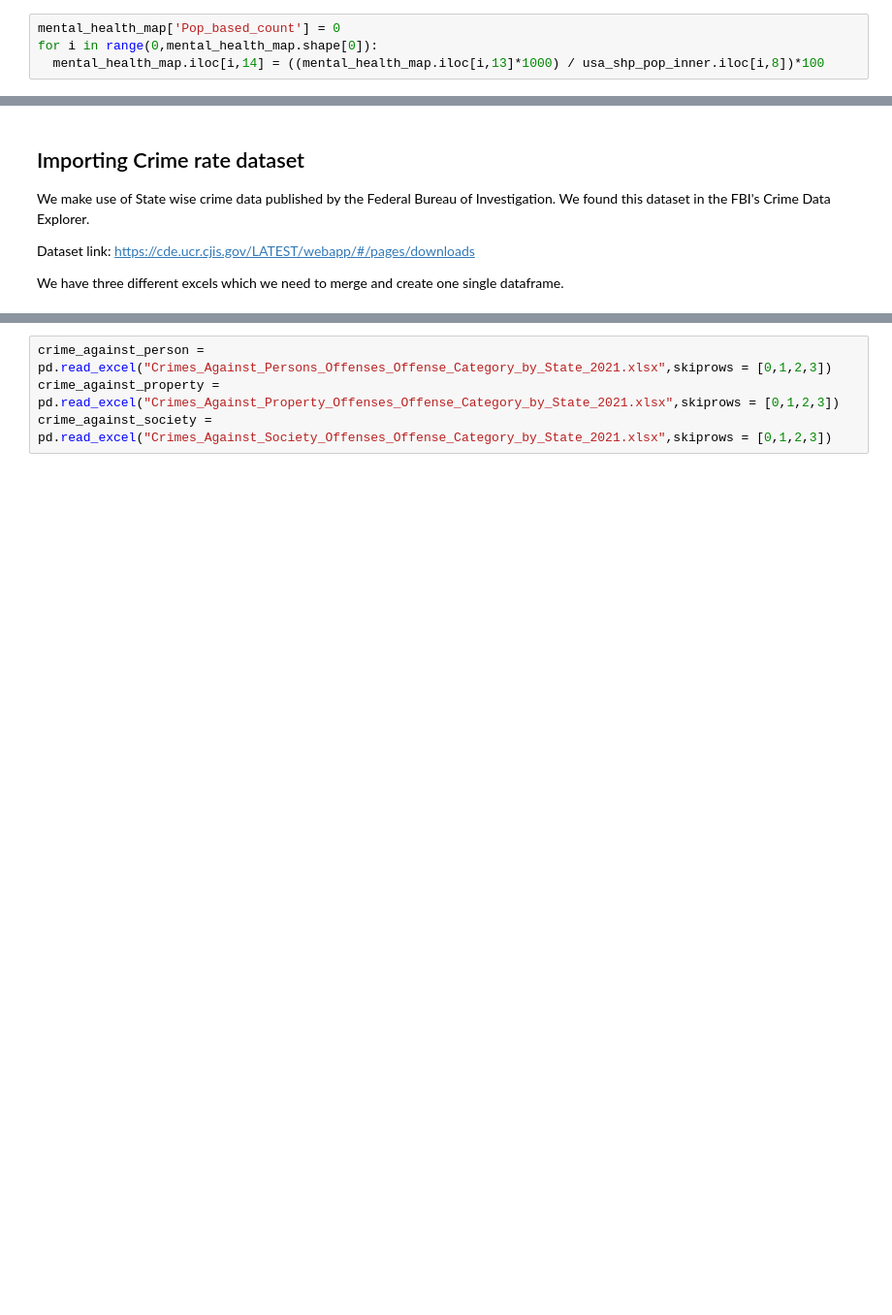
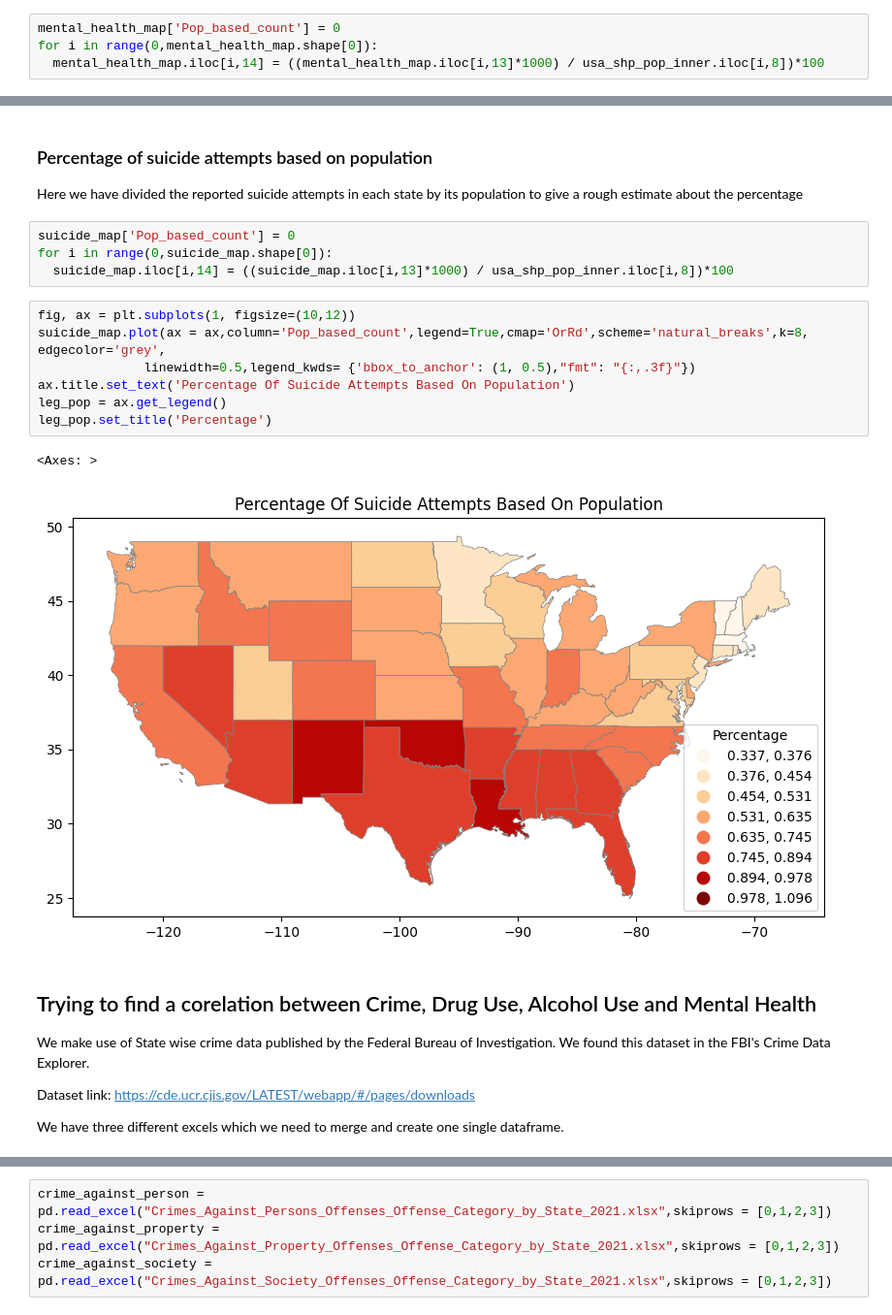
Before and after one commit to gauravshetty98/Analyzing-Statewise-Substance-Abuse-And-Its-Correalation, a Jupyter notebook: map_ps0.ipynb, the cells around one changed output, grey strips where cells are left out. Shown at 97% size. Saved outputs shown, nothing was run; the diff lists cells and outputs as text; blank space fills up the shorter version.

```diff
--- a/map_ps0.ipynb
+++ b/map_ps0.ipynb
@@ -379,5 +403,23 @@ leg_pop.set_title('Percentage')
+# %% [markdown]
+### Percentage of suicide attempts based on population
+
+Here we have divided the reported suicide attempts in each state by its population to give a rough estimate about the percentage
+# %%
+suicide_map['Pop_based_count'] = 0
+for i in range(0,suicide_map.shape[0]):
+  suicide_map.iloc[i,14] = ((suicide_map.iloc[i,13]*1000) / usa_shp_pop_inner.iloc[i,8])*100
+# %%
+fig, ax = plt.subplots(1, figsize=(10,12))
+suicide_map.plot(ax = ax,column='Pop_based_count',legend=True,cmap='OrRd',scheme='natural_breaks',k=8, edgecolor='grey',
+              linewidth=0.5,legend_kwds= {'bbox_to_anchor': (1, 0.5),"fmt": "{:,.3f}"})
+ax.title.set_text('Percentage Of Suicide Attempts Based On Population')
+leg_pop = ax.get_legend()
+leg_pop.set_title('Percentage')
+# %% [output]
+<Axes: >
+[figure, added]
 # %% [markdown]
-## Importing Crime rate dataset
+## Trying to find a corelation between Crime, Drug Use, Alcohol Use and Mental Health
 
 We make use of State wise crime data published by the Federal Bureau of Investigation. We found this dataset in the FBI's Crime Data Explorer.
 
```
Also changed, not shown: parts of 35 cells of this notebook.
